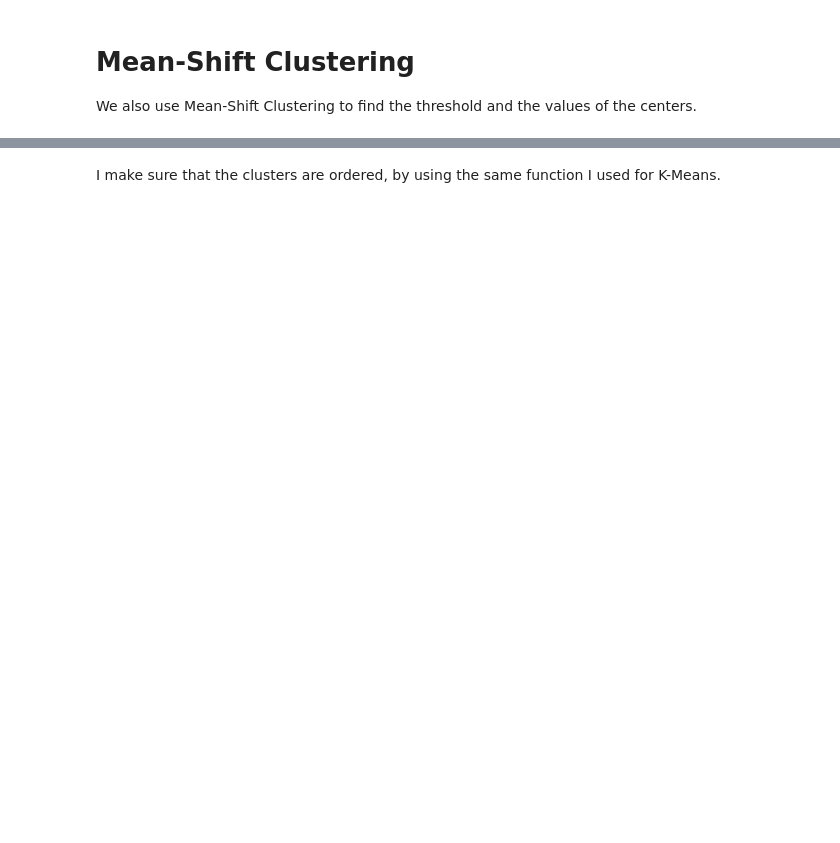
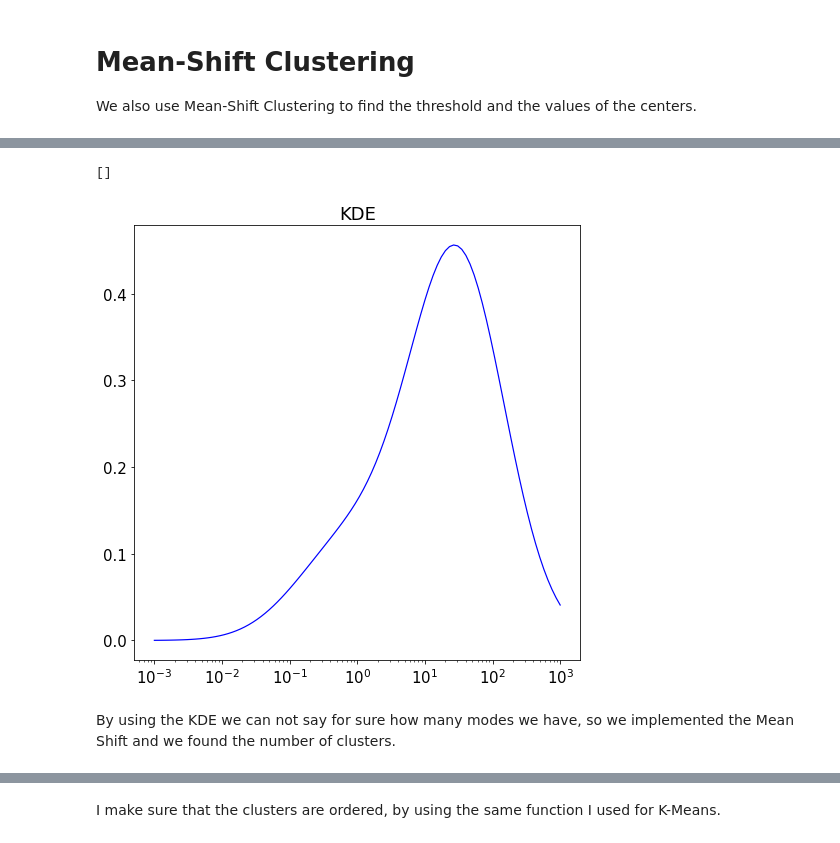
Before and after one commit to Federicatt/astrostatistics_bicocca_2023, a Jupyter notebook: working/L14_GRB.ipynb, the cells around one changed output, grey strips where cells are left out. Saved outputs shown, nothing was run; the diff lists cells and outputs as text; code cells hidden in the pictures; blank space fills up the shorter version.

```diff
--- a/working/L14_GRB.ipynb
+++ b/working/L14_GRB.ipynb
@@ -213,3 +216,20 @@ The bandwidth is: 0.5190914687057372
+# %%
+#KDE to see how many modes we have
+
+kde = KernelDensity(kernel='gaussian', bandwidth=bandwidth).fit(t_reshape)
+
+x_grid = np.logspace(-3, 3, 100)
+y_grid = np.exp(kde.score_samples(np.log10(x_grid)[:, np.newaxis])) #since we are using a log-likelihood
+# %%
+plt.plot(x_grid, y_grid, color='b', lw=1.2)
+plt.title('KDE')
+plt.semilogx()
+plt.plot()
+# %% [output]
+[]
+[figure, added]
+# %% [markdown]
+By using the KDE we can not say for sure how many modes we have, so we implemented the Mean Shift and we found the number of clusters.
 # %%
 scaler = preprocessing.StandardScaler()
 ms = MeanShift(bandwidth=bandwidth, bin_seeding=True, cluster_all=True, n_jobs=1)
```
Also changed, not shown: parts of 9 cells of this notebook.
